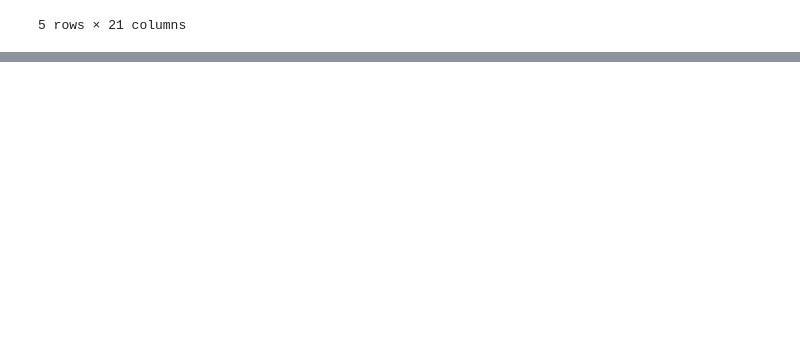
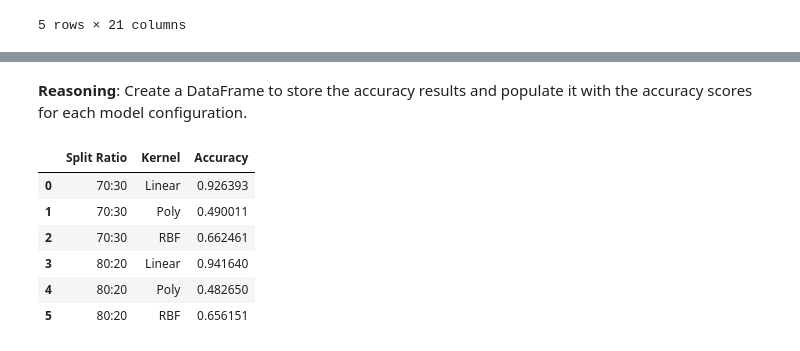
Before and after one commit to Putra1688/MachineLearning-2025-22, a Jupyter notebook: TG11_2341720248.ipynb, the cells around one changed output, grey strips where cells are left out. Drawn from its saved outputs; the diff is of its cells as text; code cells hidden in the pictures; blank space fills up the shorter version.

```diff
--- a/TG11_2341720248.ipynb
+++ b/TG11_2341720248.ipynb
@@ -829,0 +990,11 @@ df.head()
+# %%
+from sklearn.model_selection import train_test_split
+
+# Split the data into training and testing sets with an 80:20 ratio
+X_train_80, X_test_80, y_train_80, y_test_80 = train_test_split(X, y, test_size=0.2, random_state=42)
+
+# Print the shapes of the newly created training and testing sets
+print("Shape of X_train_80:", X_train_80.shape)
+print("Shape of X_test_80:", X_test_80.shape)
+print("Shape of y_train_80:", y_train_80.shape)
+print("Shape of y_test_80:", y_test_80.shape)
@@ -829,0 +1064,15 @@ df.head()
+# %%
+# Instantiate SVC with RBF kernel
+model_rbf_80 = SVC(kernel='rbf', random_state=42)
+
+# Train the model
+model_rbf_80.fit(X_train_80, y_train_80)
+
+# Predict on the test data
+y_pred_rbf_80 = model_rbf_80.predict(X_test_80)
+
+# Calculate accuracy
+accuracy_rbf_80 = accuracy_score(y_test_80, y_pred_rbf_80)
+
+# Print the accuracy
+print(f'Accuracy of RBF SVM (80:20 split): {accuracy_rbf_80}')
@@ -829,0 +1086,27 @@ df.head()
+# %% [markdown]
+**Reasoning**:
+Create a DataFrame to store the accuracy results and populate it with the accuracy scores for each model configuration.
+# %%
+# Create a DataFrame to store the results
+results_df = pd.DataFrame(columns=['Split Ratio', 'Kernel', 'Accuracy'])
+
+# Add the results for the 70:30 split
+results_df = pd.concat([results_df, pd.DataFrame([{'Split Ratio': '70:30', 'Kernel': 'Linear', 'Accuracy': accuracy_linear_70}])], ignore_index=True)
+results_df = pd.concat([results_df, pd.DataFrame([{'Split Ratio': '70:30', 'Kernel': 'Poly', 'Accuracy': accuracy_poly_70}])], ignore_index=True)
+results_df = pd.concat([results_df, pd.DataFrame([{'Split Ratio': '70:30', 'Kernel': 'RBF', 'Accuracy': accuracy_rbf_70}])], ignore_index=True)
+
+# Add the results for the 80:20 split
+results_df = pd.concat([results_df, pd.DataFrame([{'Split Ratio': '80:20', 'Kernel': 'Linear', 'Accuracy': accuracy_linear_80}])], ignore_index=True)
+results_df = pd.concat([results_df, pd.DataFrame([{'Split Ratio': '80:20', 'Kernel': 'Poly', 'Accuracy': accuracy_poly_80}])], ignore_index=True)
+results_df = pd.concat([results_df, pd.DataFrame([{'Split Ratio': '80:20', 'Kernel': 'RBF', 'Accuracy': accuracy_rbf_80}])], ignore_index=True)
+
+# Display the results DataFrame
+display(results_df)
+# %% [output]
+|  | Split Ratio | Kernel | Accuracy |
+| 0 | 70:30 | Linear | 0.926393 |
+| 1 | 70:30 | Poly | 0.490011 |
+| 2 | 70:30 | RBF | 0.662461 |
+| 3 | 80:20 | Linear | 0.941640 |
+| 4 | 80:20 | Poly | 0.482650 |
+| 5 | 80:20 | RBF | 0.656151 |
```
Also changed, not shown: parts of 44 cells of this notebook.
